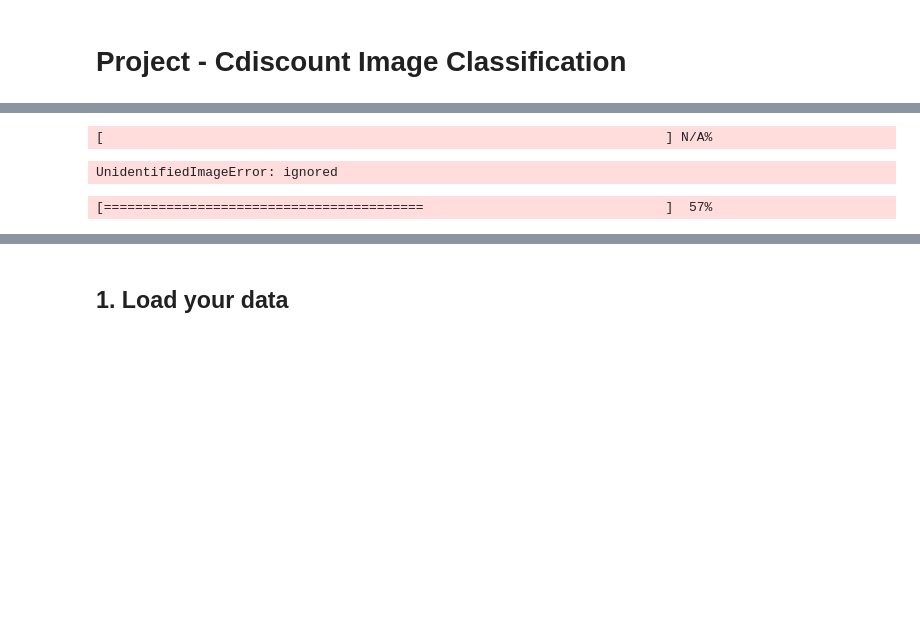
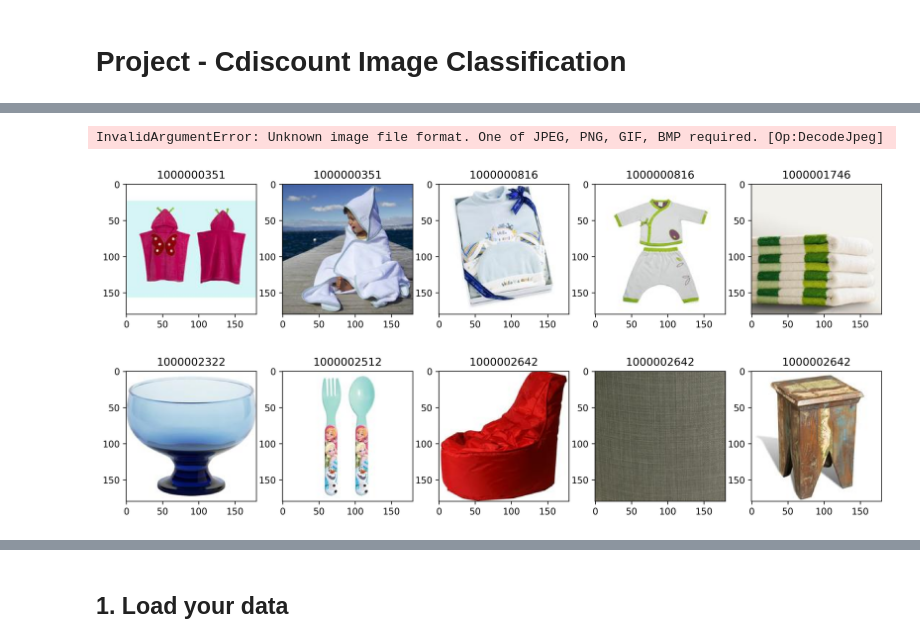
Before and after one commit to aminabedi/ENEL645W21-Cdiscount-image-classification, a Jupyter notebook: model.ipynb, the cells around one changed output, grey strips where cells are left out. Drawn from its saved outputs; the diff is of its cells as text; code cells hidden in the pictures; blank space fills up the shorter version.

Commit message:
Add chunk reader

```diff
--- a/model.ipynb
+++ b/model.ipynb
@@ -22,34 +27,0 @@ df = pd.read_csv("train_shuffled_100cat.csv", header=3)
-# %%
-%%timeit
-import base64
-from PIL import Image
-import base64
-import io
-import numpy as np
-import progressbar
-from time import sleep
-convert_bp = 100 * 1000
-bar = progressbar.ProgressBar(maxval=convert_bp, \
-    widgets=[progressbar.Bar('=', '[', ']'), ' ', progressbar.Percentage()])
-bar.start()
-for i in range(convert_bp):
-  if i%1000==0:
-    bar.update(i+1)
-  df.at[i, 'image'] = np.array(Image.open(io.BytesIO(base64.b64decode(df.at[i, 'image']))))
-bar.finish()
-# %% [output]
-[                                                                        ] N/A%
-UnidentifiedImageError: ignored
-# %%
-import progressbar
-convert_bp= 100 * 1000
-bar = progressbar.ProgressBar(maxval=2*convert_bp, \
-    widgets=[progressbar.Bar('=', '[', ']'), ' ', progressbar.Percentage()])
-bar.start()
-for i in range(convert_bp, convert_bp*2):
-  if i%1000==0:
-    bar.update(i+1)
-  df.at[i, 'image'] = np.array(Image.open(io.BytesIO(base64.b64decode(df.at[i, 'image']))))
-bar.finish()
-# %% [output]
-[=========================================                               ]  57%
@@ -56,3 +52,22 @@ bar.finish()
+# %%
+def log_chunks_and_sum_size(ch, ch_num):
+    print("*", ch_num, ":", ch[0,1].shape)
+    return ch.shape[0]
+x = run_func_by_chunks(log_chunks_and_sum_size, chunk_size=1, num_runs=-1)
+print(sum(x))
+# %% [output]
+InvalidArgumentError: Unknown image file format. One of JPEG, PNG, GIF, BMP required. [Op:DecodeJpeg]
+# %%
+%matplotlib inline
+import matplotlib.pyplot as plt
+plt.figure(figsize = (15,7), dpi= 300)
+def plot_from_chunk(ch, ch_num):
+    plt.subplot(2, 5, ch_num+1)
+    plt.title(ch[0, 2])
+    plt.imshow(ch[0,1])
+run_by_chunks(plot_from_chunk, chunk_size=1000, num_runs=10)
+# %% [output]
+[figure, added]
 # %%
 %matplotlib inline
 import matplotlib.pyplot as plt
```
Also changed, not shown: parts of 16 cells of this notebook.
